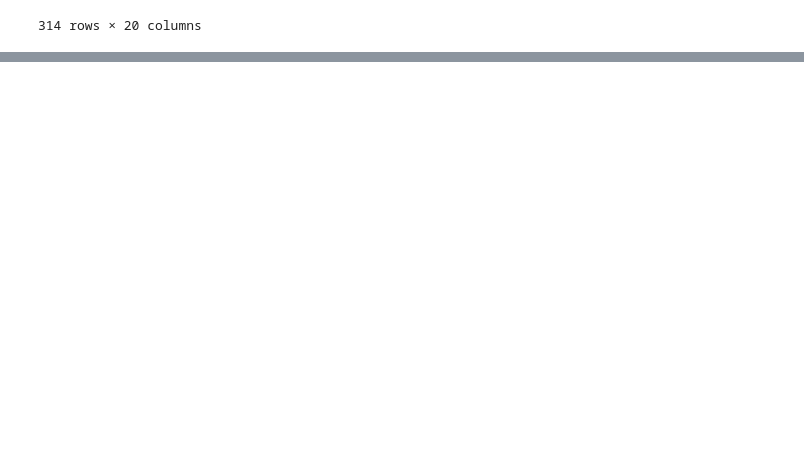
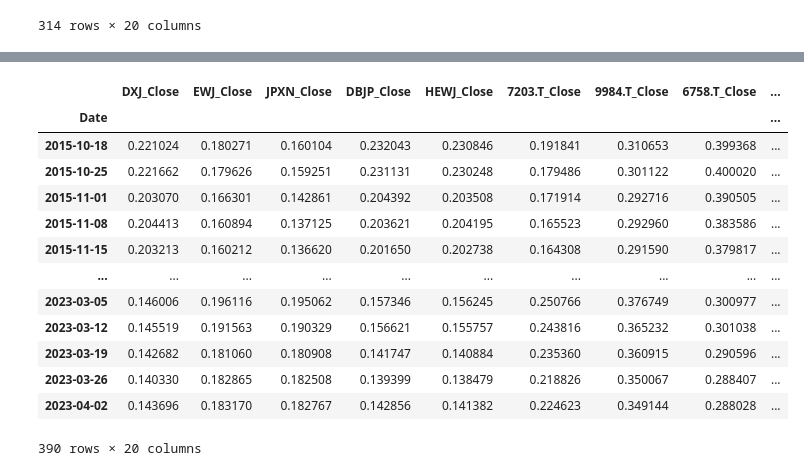
Before and after one commit to Shaddynetwork/PORTFOLIO-REBALANCING, a Jupyter notebook: CAPSTONE_PROJECT.ipynb, the cells around one changed output, grey strips where cells are left out. Cells and saved outputs as stored; diff of their text form; code cells hidden in the pictures; blank space fills up the shorter version.

Commit message:
Adding 52 week rolling volatility data

```diff
--- a/CAPSTONE_PROJECT.ipynb
+++ b/CAPSTONE_PROJECT.ipynb
@@ -206,0 +227,30 @@ first_six
+# %%
+import pandas as pd
+import numpy as np
+
+
+
+# Calculate weekly returns
+weekly_price_data_returns = weekly_price_data.pct_change()
+
+# Calculate 52-week rolling volatility
+weekly_price_data_rolling_volatility = weekly_price_data_returns.rolling(52).std() * np.sqrt(52)
+
+# Drop the first 51 rows (since we don't have enough data for the first 51 weeks)
+weekly_price_data_rolling_volatility = weekly_price_data_rolling_volatility.dropna()
+weekly_price_data_rolling_volatility
+# %% [output]
+|  | DXJ_Close | EWJ_Close | JPXN_Close | DBJP_Close | HEWJ_Close | 7203.T_Close | 9984.T_Close | 6758.T_Close | ... |
+| Date |  |  |  |  |  |  |  |  | ... |
+| 2015-10-18 | 0.221024 | 0.180271 | 0.160104 | 0.232043 | 0.230846 | 0.191841 | 0.310653 | 0.399368 | ... |
+| 2015-10-25 | 0.221662 | 0.179626 | 0.159251 | 0.231131 | 0.230248 | 0.179486 | 0.301122 | 0.400020 | ... |
+| 2015-11-01 | 0.203070 | 0.166301 | 0.142861 | 0.204392 | 0.203508 | 0.171914 | 0.292716 | 0.390505 | ... |
+| 2015-11-08 | 0.204413 | 0.160894 | 0.137125 | 0.203621 | 0.204195 | 0.165523 | 0.292960 | 0.383586 | ... |
+| 2015-11-15 | 0.203213 | 0.160212 | 0.136620 | 0.201650 | 0.202738 | 0.164308 | 0.291590 | 0.379817 | ... |
+| ... | ... | ... | ... | ... | ... | ... | ... | ... | ... |
+| 2023-03-05 | 0.146006 | 0.196116 | 0.195062 | 0.157346 | 0.156245 | 0.250766 | 0.376749 | 0.300977 | ... |
+| 2023-03-12 | 0.145519 | 0.191563 | 0.190329 | 0.156621 | 0.155757 | 0.243816 | 0.365232 | 0.301038 | ... |
+| 2023-03-19 | 0.142682 | 0.181060 | 0.180908 | 0.141747 | 0.140884 | 0.235360 | 0.360915 | 0.290596 | ... |
+| 2023-03-26 | 0.140330 | 0.182865 | 0.182508 | 0.139399 | 0.138479 | 0.218826 | 0.350067 | 0.288407 | ... |
+| 2023-04-02 | 0.143696 | 0.183170 | 0.182767 | 0.142856 | 0.141382 | 0.224623 | 0.349144 | 0.288028 | ... |
+390 rows × 20 columns
```
Also changed, not shown: parts of 2 cells of this notebook.
